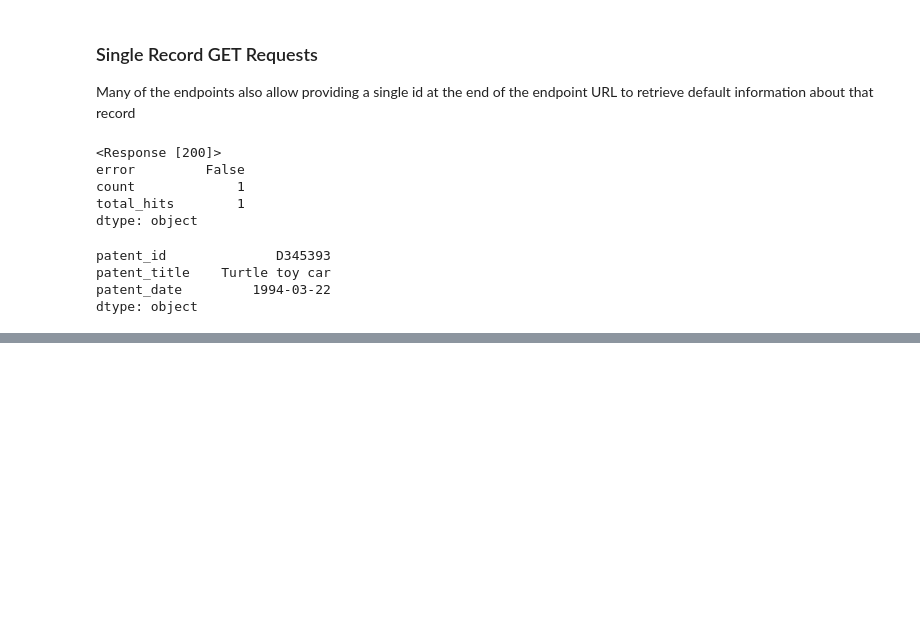
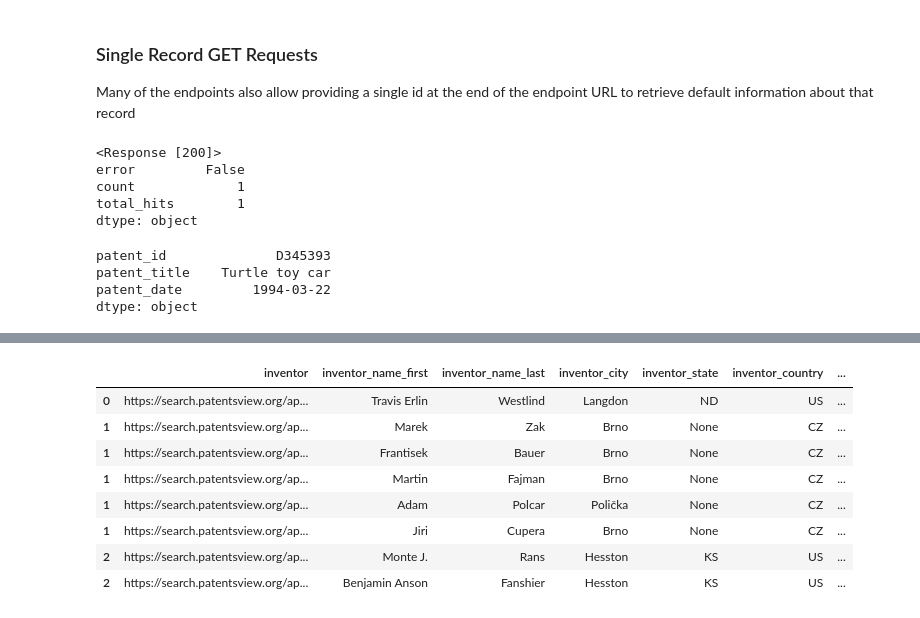
Before and after one commit to PatentsView/PatentsView-Code-Snippets, a Jupyter notebook: 07_Elasticsearch_API_demo/PV ES API tutorial.ipynb, the cells around one changed output, grey strips where cells are left out. Cells and saved outputs as stored; diff of their text form; code cells hidden in the pictures; blank space fills up the shorter version.

```diff
--- a/07_Elasticsearch_API_demo/PV ES API tutorial.ipynb
+++ b/07_Elasticsearch_API_demo/PV ES API tutorial.ipynb
@@ -157,0 +229,4 @@ dtype: object
+# %%
+# use explode() to get one record for each inventor:
+example_exploded = example_data.explode('inventors')
+display(example_exploded)
@@ -157,0 +243,14 @@ dtype: object
+# %%
+# extract individual inventor fields by applying pd.Series to the exploded inventor JSON:
+example_inventors = example_exploded['inventors'].apply(pd.Series)
+display(example_inventors)
+# %% [output]
+|  | inventor | inventor_name_first | inventor_name_last | inventor_city | inventor_state | inventor_country | ... |
+| 0 | https://search.patentsview.org/ap... | Travis Erlin | Westlind | Langdon | ND | US | ... |
+| 1 | https://search.patentsview.org/ap... | Marek | Zak | Brno | None | CZ | ... |
+| 1 | https://search.patentsview.org/ap... | Frantisek | Bauer | Brno | None | CZ | ... |
+| 1 | https://search.patentsview.org/ap... | Martin | Fajman | Brno | None | CZ | ... |
+| 1 | https://search.patentsview.org/ap... | Adam | Polcar | Polička | None | CZ | ... |
+| 1 | https://search.patentsview.org/ap... | Jiri | Cupera | Brno | None | CZ | ... |
+| 2 | https://search.patentsview.org/ap... | Monte J. | Rans | Hesston | KS | US | ... |
+| 2 | https://search.patentsview.org/ap... | Benjamin Anson | Fanshier | Hesston | KS | US | ... |
```
Also changed, not shown: parts of 15 cells of this notebook, 2 other files.
